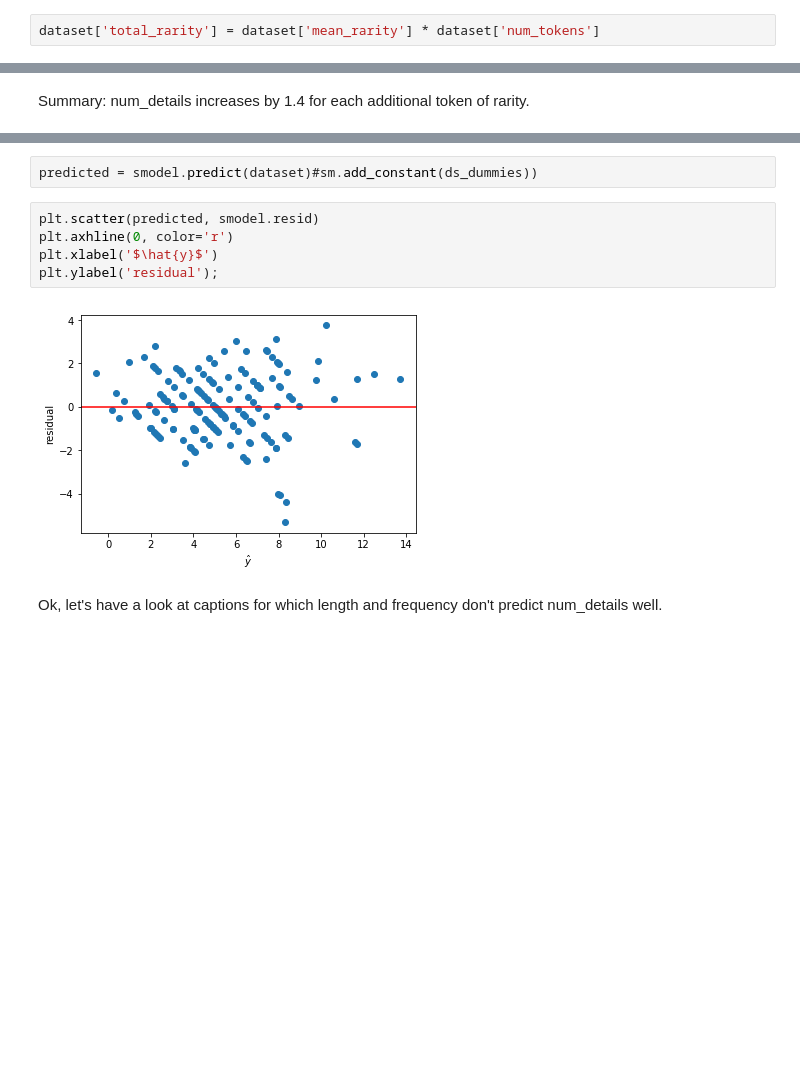
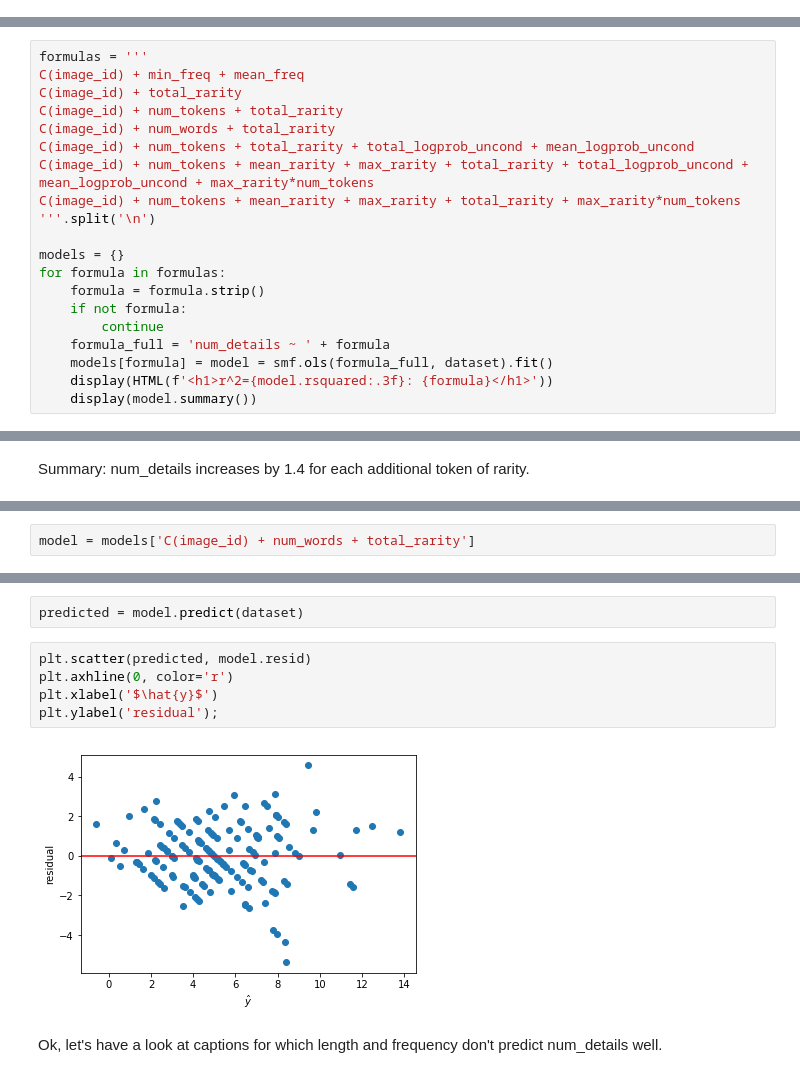
Before and after one commit to kcarnold/textrec, a Jupyter notebook: notebooks/Predict Specificity.ipynb, the cells around one changed output, grey strips where cells are left out. Drawn from its saved outputs; the diff is of its cells as text; blank space fills up the shorter version.

```diff
--- a/notebooks/Predict Specificity.ipynb
+++ b/notebooks/Predict Specificity.ipynb
@@ -400,2 +179,0 @@ OLS Regression Results
-# %%
-dataset['total_rarity'] = dataset['mean_rarity'] * dataset['num_tokens']
@@ -428,0 +180,20 @@ OLS Regression Results
+# %%
+formulas = '''
+C(image_id) + min_freq + mean_freq
+C(image_id) + total_rarity
+C(image_id) + num_tokens + total_rarity
+C(image_id) + num_words + total_rarity
+C(image_id) + num_tokens + total_rarity + total_logprob_uncond + mean_logprob_uncond
+C(image_id) + num_tokens + mean_rarity + max_rarity + total_rarity + total_logprob_uncond + mean_logprob_uncond + max_rarity*num_tokens
+C(image_id) + num_tokens + mean_rarity + max_rarity + total_rarity + max_rarity*num_tokens
+'''.split('\n')
+
+models = {}
+for formula in formulas:
+    formula = formula.strip()
+    if not formula:
+        continue
+    formula_full = 'num_details ~ ' + formula
+    models[formula] = model = smf.ols(formula_full, dataset).fit()
+    display(HTML(f'<h1>r^2={model.rsquared:.3f}: {formula}</h1>'))
+    display(model.summary())
@@ -602,0 +463,2 @@ Let's look at resids.
+# %%
+model = models['C(image_id) + num_words + total_rarity']
@@ -603,12 +479,12 @@ Let's look at resids.
 # %%
-predicted = smodel.predict(dataset)#sm.add_constant(ds_dummies))
+predicted = model.predict(dataset)
 # %%
-plt.scatter(predicted, smodel.resid)
+plt.scatter(predicted, model.resid)
 plt.axhline(0, color='r')
 plt.xlabel('$\hat{y}$')
 plt.ylabel('residual');
 # %% [output]
-[figure, old version]
+[figure, new version]
 # %% [markdown]
 Ok, let's have a look at captions for which length and frequency don't predict num_details well.
 # %%
```
Also changed, not shown: parts of 160 cells of this notebook, 2 other files.
